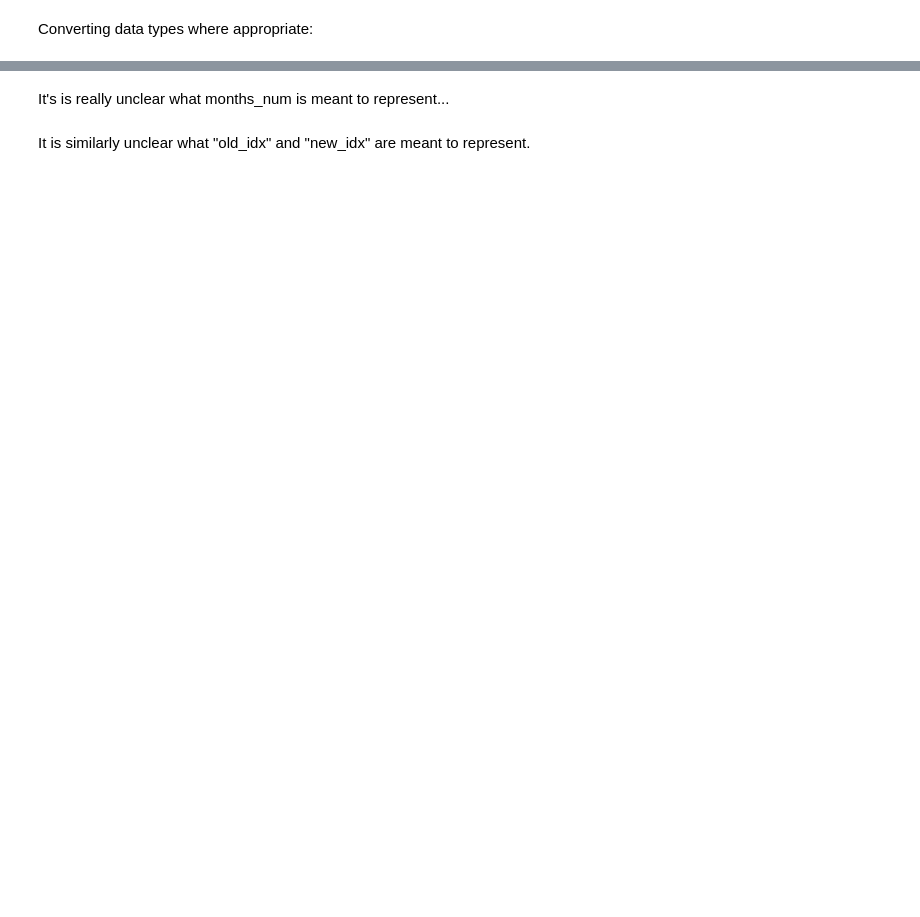
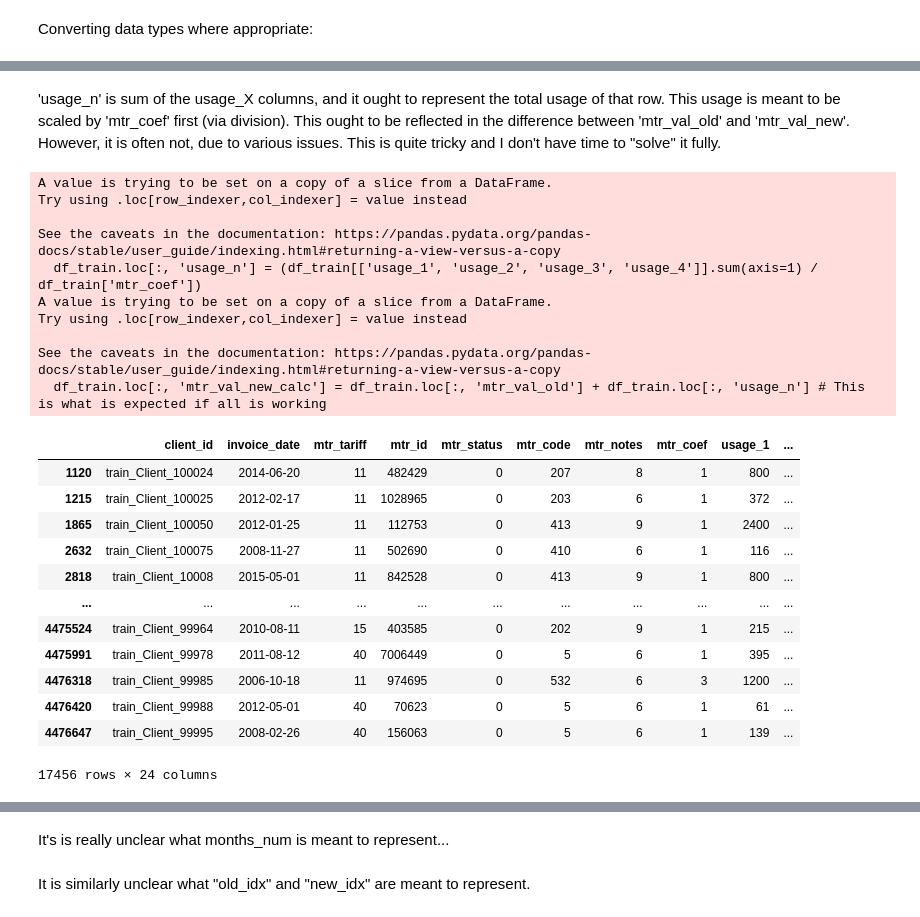
Before and after one commit to insatiablycivil/Fraud_Detection_Energy_Consumption, a Jupyter notebook: Exploratory Data Analysis.ipynb, the cells around one changed output, grey strips where cells are left out. Cells and saved outputs as stored; diff of their text form; code cells hidden in the pictures; blank space fills up the shorter version.

```diff
--- a/Exploratory Data Analysis.ipynb
+++ b/Exploratory Data Analysis.ipynb
@@ -231,0 +426,33 @@ df_train.columns = ['client_id', 'invoice_date', 'tariff_type', 'mtr_num',
+# %% [markdown]
+'usage_n' is sum of the usage_X columns, and it ought to represent the total usage of that row. This usage is meant to be scaled by 'mtr_coef' first (via division). This ought to be reflected in the difference between 'mtr_val_old' and 'mtr_val_new'. However, it is often not, due to various issues. This is quite tricky and I don't have time to "solve" it fully.
+# %%
+# Getting total usage (scaled by coef):
+df_train.loc[:, 'usage_n'] = (df_train[['usage_1', 'usage_2', 'usage_3', 'usage_4']].sum(axis=1) / df_train['mtr_coef'])
+df_train.loc[:, 'mtr_val_new_calc'] = df_train.loc[:, 'mtr_val_old'] + df_train.loc[:, 'usage_n'] # This is what is expected if all is working
+mask = df_train['mtr_val_new'] != df_train['mtr_val_new_calc']
+df_temp = df_train[mask]
+df_temp
+# %% [output]
+A value is trying to be set on a copy of a slice from a DataFrame.
+Try using .loc[row_indexer,col_indexer] = value instead
+
+See the caveats in the documentation: https://pandas.pydata.org/pandas-docs/stable/user_guide/indexing.html#returning-a-view-versus-a-copy
+  df_train.loc[:, 'usage_n'] = (df_train[['usage_1', 'usage_2', 'usage_3', 'usage_4']].sum(axis=1) / df_train['mtr_coef'])
+A value is trying to be set on a copy of a slice from a DataFrame.
+Try using .loc[row_indexer,col_indexer] = value instead
+
+See the caveats in the documentation: https://pandas.pydata.org/pandas-docs/stable/user_guide/indexing.html#returning-a-view-versus-a-copy
+  df_train.loc[:, 'mtr_val_new_calc'] = df_train.loc[:, 'mtr_val_old'] + df_train.loc[:, 'usage_n'] # This is what is expected if all is working
+|  | client_id | invoice_date | mtr_tariff | mtr_id | mtr_status | mtr_code | mtr_notes | mtr_coef | usage_1 | ... |
+| 1120 | train_Client_100024 | 2014-06-20 | 11 | 482429 | 0 | 207 | 8 | 1 | 800 | ... |
+| 1215 | train_Client_100025 | 2012-02-17 | 11 | 1028965 | 0 | 203 | 6 | 1 | 372 | ... |
+| 1865 | train_Client_100050 | 2012-01-25 | 11 | 112753 | 0 | 413 | 9 | 1 | 2400 | ... |
+| 2632 | train_Client_100075 | 2008-11-27 | 11 | 502690 | 0 | 410 | 6 | 1 | 116 | ... |
+| 2818 | train_Client_10008 | 2015-05-01 | 11 | 842528 | 0 | 413 | 9 | 1 | 800 | ... |
+| ... | ... | ... | ... | ... | ... | ... | ... | ... | ... | ... |
+| 4475524 | train_Client_99964 | 2010-08-11 | 15 | 403585 | 0 | 202 | 9 | 1 | 215 | ... |
+| 4475991 | train_Client_99978 | 2011-08-12 | 40 | 7006449 | 0 | 5 | 6 | 1 | 395 | ... |
+| 4476318 | train_Client_99985 | 2006-10-18 | 11 | 974695 | 0 | 532 | 6 | 3 | 1200 | ... |
+| 4476420 | train_Client_99988 | 2012-05-01 | 40 | 70623 | 0 | 5 | 6 | 1 | 61 | ... |
+| 4476647 | train_Client_99995 | 2008-02-26 | 40 | 156063 | 0 | 5 | 6 | 1 | 139 | ... |
+17456 rows × 24 columns
```
Also changed, not shown: parts of 247 cells of this notebook.
